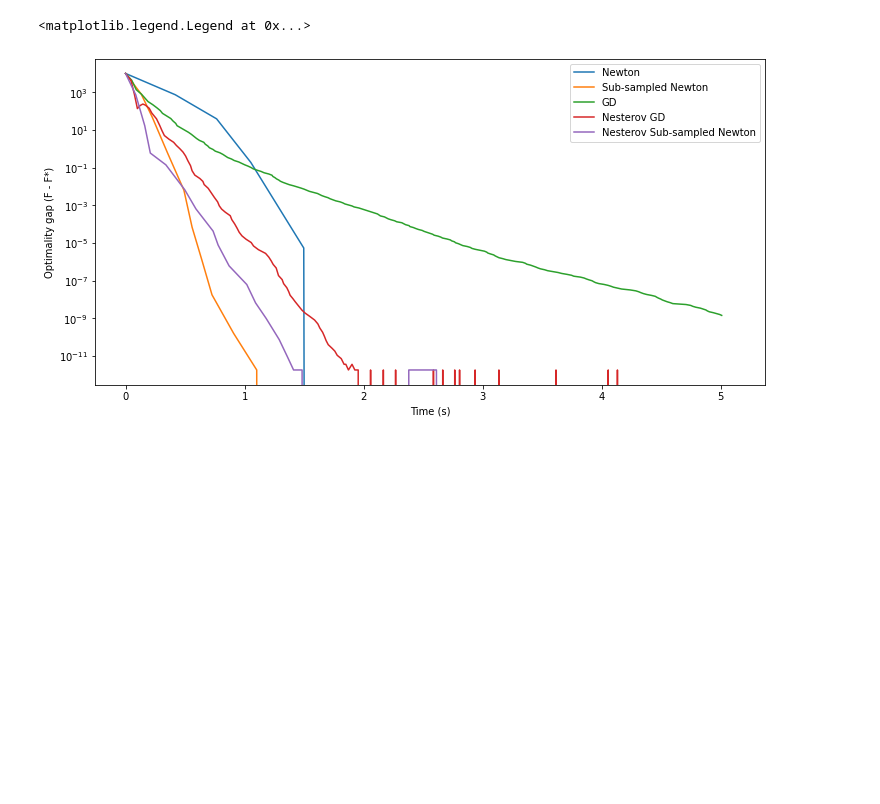
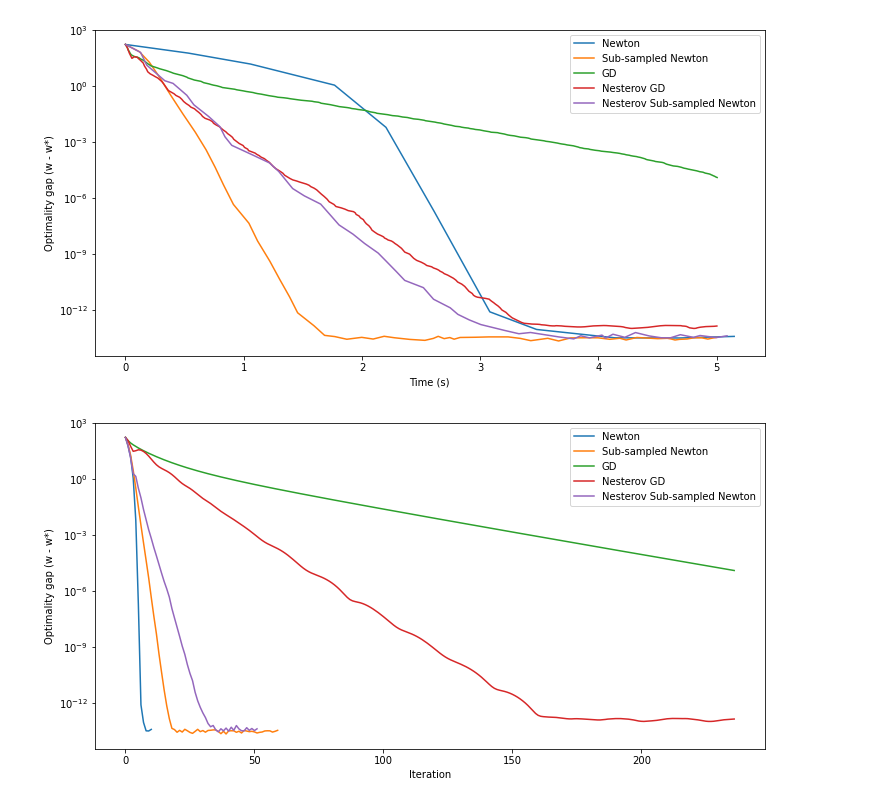
Before and after one commit to First529/Approximate-Newton, a Jupyter notebook: test_a9a.ipynb, the cells around one changed output. Cells and saved outputs as stored; diff of their text form; code cells hidden in the pictures; blank space fills up the shorter version.

Commit message:
add graphs

```diff
--- a/test_a9a.ipynb
+++ b/test_a9a.ipynb
@@ -92,27 +65,32 @@ plt.legend()
-# %%
-f0, f1, f2, f3, f4 = [], [], [], [], []
-f_stars = rl.loss(A, b, w_stars)
-for k in range(len(t0)):
-    f0.append((rl.loss(A, b, w0[k]) - f_stars))
-for k in range(len(t1)):
-    f1.append((rl.loss(A, b, w1[k]) - f_stars))
-for k in range(len(t2)):
-    f2.append((rl.loss(A, b, w2[k]) - f_stars))
-for k in range(len(t3)):
-    f3.append((rl.loss(A, b, w3[k]) - f_stars))
-for k in range(len(t4)):
-    f4.append((rl.loss(A, b, w4[k]) - f_stars))
-# %%
-fig = plt.figure(figsize=(12, 6)) # set figure size
-plt.xlabel('Time (s)')
-plt.ylabel('Optimality gap (F - F*)')
-plt.yscale('log')
-plt.plot(t0, f0, label='Newton')
-plt.plot(t1, f1, label='Sub-sampled Newton')
-plt.plot(t2, f2, label='GD')
-plt.plot(t3, f3, label='Nesterov GD')
-plt.plot(t4, f4, label='Nesterov Sub-sampled Newton')
-plt.legend()
-# %% [output]
-<matplotlib.legend.Legend at 0x...>
-[figure, removed]
+# %%
+def compute_w_gaps(w, t, w_stars):
+    w_gaps = []
+    for i in range(len(t)):
+        w_gaps_tmp = []
+        for k in range(len(t[i])):
+            w_gaps_tmp.append(np.linalg.norm(w[i][k] - w_stars))
+        w_gaps.append(w_gaps_tmp)
+    return w_gaps
+# %%
+def plot_graph(x, y, xl, yl):
+    fig = plt.figure(figsize=(12, 6)) # set figure size
+    plt.xlabel(xl)
+    plt.ylabel(yl)
+    plt.yscale('log')
+    plt.plot(x[0], y[0], label='Newton')
+    plt.plot(x[1], y[1], label='Sub-sampled Newton')
+    plt.plot(x[2], y[2], label='GD')
+    plt.plot(x[3], y[3], label='Nesterov GD')
+    plt.plot(x[4], y[4], label='Nesterov Sub-sampled Newton')
+    plt.legend()
+# %%
+ws = [w0,w1,w2,w3,w4]
+ts = [t0,t1,t2,t3,t4]
+ts_iter = [np.arange(len(t)) for t in ts]
+# %%
+w_gaps = compute_w_gaps(ws, ts, w_stars)
+plot_graph(ts, w_gaps, 'Time (s)', 'Optimality gap (w - w*)')
+plot_graph(ts_iter, w_gaps, 'Iteration', 'Optimality gap (w - w*)')
+# %% [output]
+[figure, added]
+[figure, added]
```
Also changed, not shown: parts of 8 cells of this notebook.
